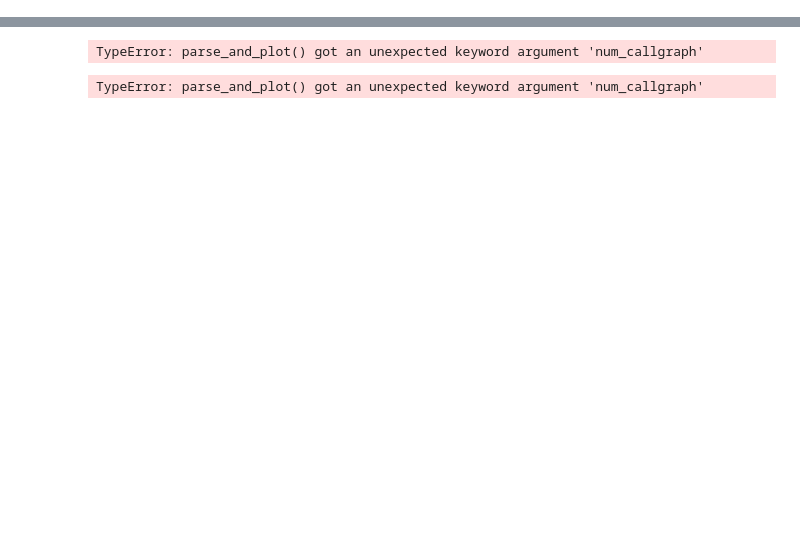
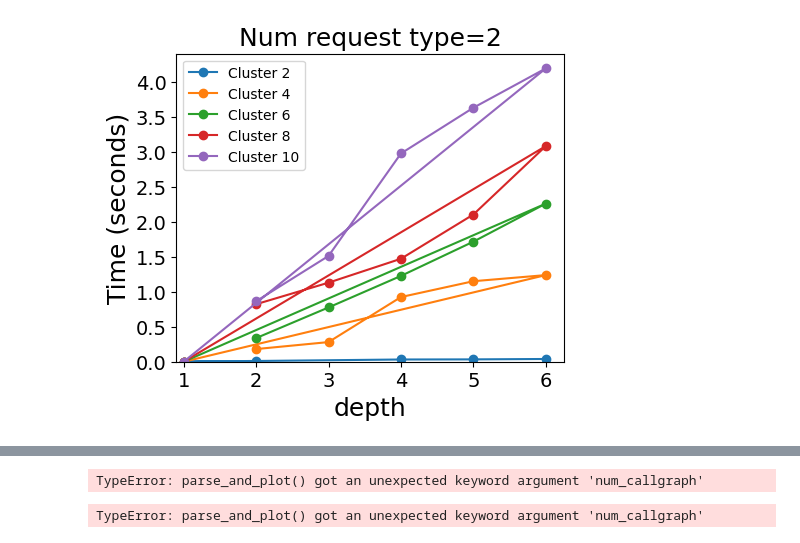
Before and after one commit to ServiceLayerNetworking/SLATE, a Jupyter notebook: global-controller/scalability_test/plot_scalability_graph.ipynb, the cells around one changed output, grey strips where cells are left out. Saved outputs shown, nothing was run; the diff lists cells and outputs as text; code cells hidden in the pictures; blank space fills up the shorter version.

Commit message:
Scalability test result with tight lower and upper bound

```diff
--- a/global-controller/scalability_test/plot_scalability_graph.ipynb
+++ b/global-controller/scalability_test/plot_scalability_graph.ipynb
@@ -95,6 +12,0 @@ NameError: name 'yaxis' is not defined
-# %%
-fn="result-degree2-fanout1.csv"
-parse_and_plot(fn, fanout=1, num_callgraph=2, xaxis="depth", degree=2)
-parse_and_plot(fn, fanout=1, num_callgraph=4, xaxis="depth", degree=2)
-parse_and_plot(fn, fanout=1, num_callgraph=6, xaxis="depth", degree=2)
-parse_and_plot(fn, fanout=1, num_callgraph=8, xaxis="depth", degree=2)
@@ -102,0 +13,90 @@ TypeError: parse_and_plot() got an unexpected keyword argument 'num_callgraph'
+# %%
+
+
+
+
+def plot_num_variable(fn, label, xaxis, yaxis, degree=None, depth=None, fanout=None):
+    df = pd.read_csv(fn)
+    # df["depth2"] = (df["num_svc"] - 1)/df["fanout"]
+    # df["depth"] = df["depth2"].apply(lambda x: int(x))
+    # df["depth"] = df["depth2"]
+    # df.to_csv("result-temp2-revised.csv", index=False)
+    if degree is not None:
+        df = df[df["degree"]==degree]
+    if depth is not None:
+        df = df[df["depth"]==depth]
+    if fanout is not None:
+        df = df[df["fanout"]==fanout]
+
+    # df = df[(df["num_cluster"]==2) | (df["num_cluster"]==4) | (df["num_cluster"]==6) | (df["num_cluster"]==8) | (df["num_cluster"]==10)]
+    # df = df[df["num_request_type"]==num_request_type]
+
+    df_sorted = df.sort_values(by=['num_variable', 'num_svc', 'num_endpoint', 'depth', 'num_cluster'])
+    df_sorted.reset_index(drop=True, inplace=True)
+    # clusters = df_sorted["num_cluster"].unique()
+    labels = df_sorted[label].unique()
+    colors = plt.cm.rainbow(np.linspace(0, 1, len(labels)))
+    plt.figure(figsize=(5, 4))
+    for color, l_ in zip(colors, labels):
+        cluster_data = df_sorted[df_sorted[label] == l_]
+        # plt.plot(cluster_data[xaxis], cluster_data["num_variable"], label=f"{label}={l_}", marker='o')
+        # plt.plot(cluster_data[xaxis], cluster_data["num_constraint"], label=f"{label}={l_}", marker='x')
+        plt.plot(cluster_data[xaxis], cluster_data[yaxis], label=f"{label}={l_}", marker='x')
+
+    # plt.title(f"Num request type={num_request_type}", fontsize=18)
+    plt.title(f"Depth={depth}", fontsize=18)
+    plt.xlabel(xaxis, fontsize=18)
+    plt.ylabel(yaxis, fontsize=18)
+    plt.xticks(cluster_data[xaxis], fontsize=14)
+    plt.yticks(fontsize=14)
+    plt.xlim(left=0.9)
+    plt.ylim(bottom=0)
+    plt.legend()  # Display the legend to distinguish clusters
+    plt.grid()
+    plt.savefig(f"scalability-degree{degree}-fanout{fanout}-xaxis{xaxis}.pdf")
+    plt.show()
+
+
+def parse_and_plot(fn, fanout, num_request_type, xaxis, degree):
+    df = pd.read_csv(fn)
+    df = df[df["degree"]==degree]
+    df = df[df["fanout"]==fanout]
+    df = df[(df["num_cluster"]==2) | (df["num_cluster"]==4) | (df["num_cluster"]==6) | (df["num_cluster"]==8) | (df["num_cluster"]==10)]
+    df = df[df["num_request_type"]==num_request_type]
+    df_sorted = df.sort_values(by=['num_svc', 'num_endpoint', 'num_cluster', 'num_request_type'])
+    df_sorted.reset_index(drop=True, inplace=True)
+    clusters = df_sorted["num_cluster"].unique()
+    colors = plt.cm.rainbow(np.linspace(0, 1, len(clusters)))
+    plt.figure(figsize=(5, 4))
+    for color, cluster in zip(colors, clusters):
+        cluster_data = df_sorted[df_sorted["num_cluster"] == cluster].copy()
+        new_index = len(cluster_data)
+        cluster_data.loc[new_index, xaxis] = 1
+        cluster_data.loc[new_index, "solver_time"] = 0
+        cluster_data = cluster_data.sort_values(by=[xaxis])
+        plt.plot(cluster_data[xaxis], cluster_data["solver_time"], label=f'Cluster {cluster}', marker='o')
+    plt.title(f"Num request type={num_request_type}", fontsize=18)
+    plt.xlabel(xaxis, fontsize=18)
+    plt.ylabel("Time (seconds)", fontsize=18)
+    plt.xticks(cluster_data[xaxis], fontsize=14)
+    plt.yticks(fontsize=14)
+    plt.xlim(left=0.9)
+    plt.ylim(bottom=0)
+    plt.legend()  # Display the legend to distinguish clusters
+    plt.savefig(f"scalability-numreqtype{num_request_type}-degree{degree}-fanout{fanout}-xaxis{xaxis}.pdf")
+    plt.show()
+
+
+fn="fanout3-degree1-may2.csv"
+xaxis = 'depth'
+yaxis = 'solver_time'
+label = 'num_request_type'
+parse_and_plot(fn, fanout=3, num_request_type=2, xaxis=xaxis, degree=1)
+parse_and_plot(fn, fanout=3, num_request_type=4, xaxis=xaxis, degree=1)
+parse_and_plot(fn, fanout=3, num_request_type=6, xaxis=xaxis, degree=1)
+parse_and_plot(fn, fanout=3, num_request_type=8, xaxis=xaxis, degree=1)
+# plot_num_variable(fn, label=label, xaxis=axis, yaxis=yaxis, degree=1, depth=2, fanout=2)
+# plot_num_variable(fn, label=label, xaxis=axis, yaxis=yaxis, degree=1, depth=3, fanout=2)
+# plot_num_variable(fn, label=label, xaxis=axis, yaxis=yaxis, degree=1, depth=4, fanout=2)
+# %% [output]
+[figure, added]
```
Also changed, not shown: parts of 4 cells of this notebook, 1 other file.
